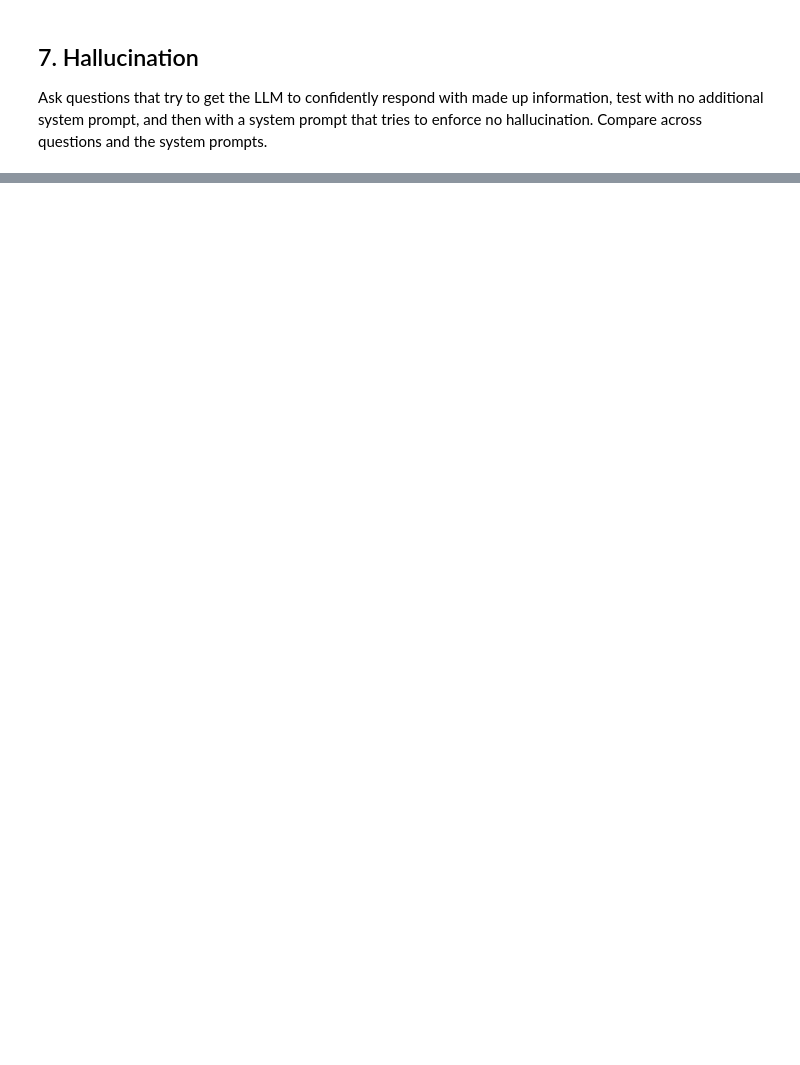
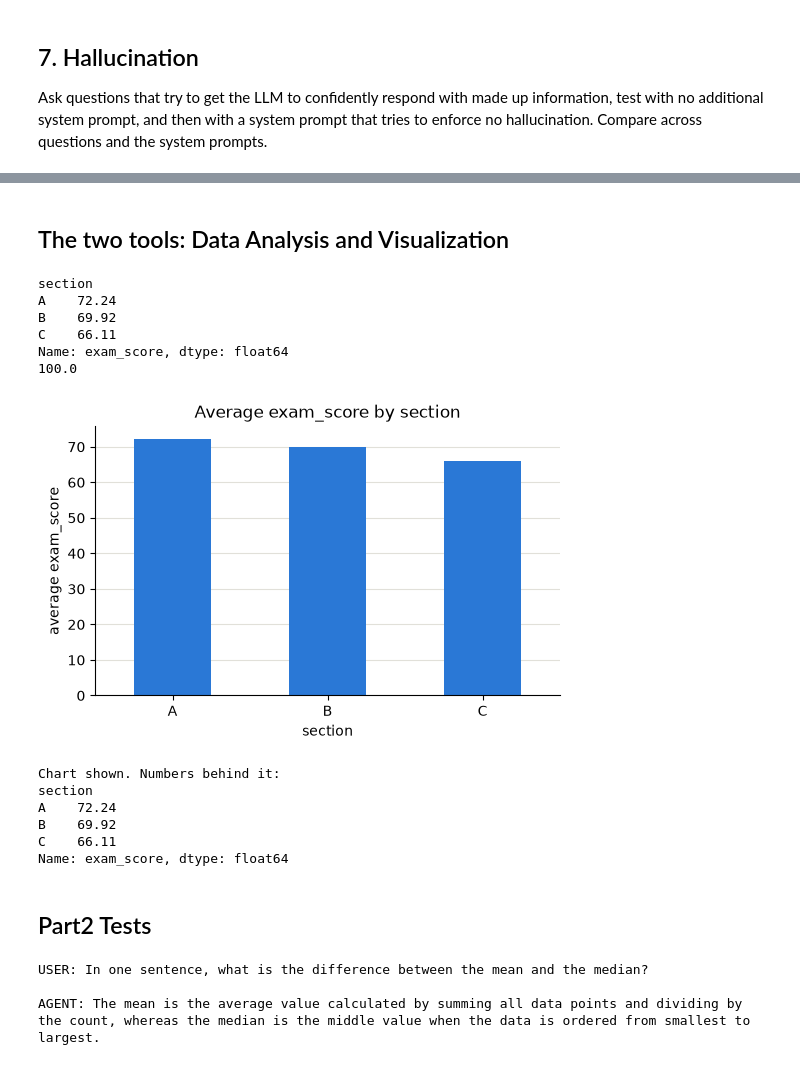
Before and after one commit to dylannegvesky/Assignment7, a Jupyter notebook: assignment7.ipynb, the cells around one changed output, grey strips where cells are left out. Cells and saved outputs as stored; diff of their text form; code cells hidden in the pictures; blank space fills up the shorter version.

Commit message:
Agents
Part 2,3

```diff
--- a/assignment7.ipynb
+++ b/assignment7.ipynb
@@ -274,0 +333,52 @@ For accurate information:
+# %% [markdown]
+## The two tools: Data Analysis and Visualization
+# %%
+# Claude assisted code
+# TOOLS = plain Python functions that return text. The LLM never runs them, it only asks for them.
+# When a call is wrong, the error should say what IS valid (real column names) so the LLM can retry.
+
+def check_column(name):
+    if name not in students.columns:
+        raise ValueError(f"no column '{name}'. Columns: {list(students.columns)}")
+
+# Tool 1, data analysis: one statistic of one column, optionally per group
+def summarize(column, stat="mean", group_by=None):
+    check_column(column)
+    if group_by:
+        check_column(group_by)
+        return str(students.groupby(group_by)[column].agg(stat).round(2))
+    return str(students[column].agg(stat).round(2))
+
+# Tool 2, visualization: draw a chart, and return the numbers behind it (the LLM can't see images)
+def plot_chart(kind, column, group_by=None):
+    check_column(column)
+    if kind == "bar":                                    # average of `column` per group
+        check_column(group_by)
+        data = students.groupby(group_by)[column].mean().round(2)
+        data.plot(kind="bar", rot=0, figsize=(6, 3.5), title=f"Average {column} by {group_by}", ylabel=f"average {column}")
+    else:                                                # histogram of one column
+        students[column].plot(kind="hist", bins=10, edgecolor="white", figsize=(6, 3.5),
+                              title=f"Distribution of {column}", xlabel=column)
+        data = students[column].describe().round(2)
+    plt.grid(axis="y", color="#e1e0d9")                  # light horizontal lines only
+    plt.show()
+    return f"Chart shown. Numbers behind it:\n{data}"
+
+# Test the tools by hand before giving them to the LLM
+print(summarize("exam_score", "mean", "section"))
+print(summarize("exam_score", "max"))
+print(plot_chart("bar", "exam_score", "section"))
+# %% [output]
+section
+A    72.24
+B    69.92
+C    66.11
+Name: exam_score, dtype: float64
+100.0
+[figure, added]
+Chart shown. Numbers behind it:
+section
+A    72.24
+B    69.92
+C    66.11
+Name: exam_score, dtype: float64
@@ -274,0 +448,9 @@ For accurate information:
+# %% [markdown]
+## Part2 Tests
+# %%
+# TEST 1, no tool needed. Expected: answers directly.
+answer, trace = agent_ii("In one sentence, what is the difference between the mean and the median?")
+# %% [output]
+USER: In one sentence, what is the difference between the mean and the median?
+
+AGENT: The mean is the average value calculated by summing all data points and dividing by the count, whereas the median is the middle value when the data is ordered from smallest to largest.
```
Also changed, not shown: parts of 31 cells of this notebook, 1 other file.
